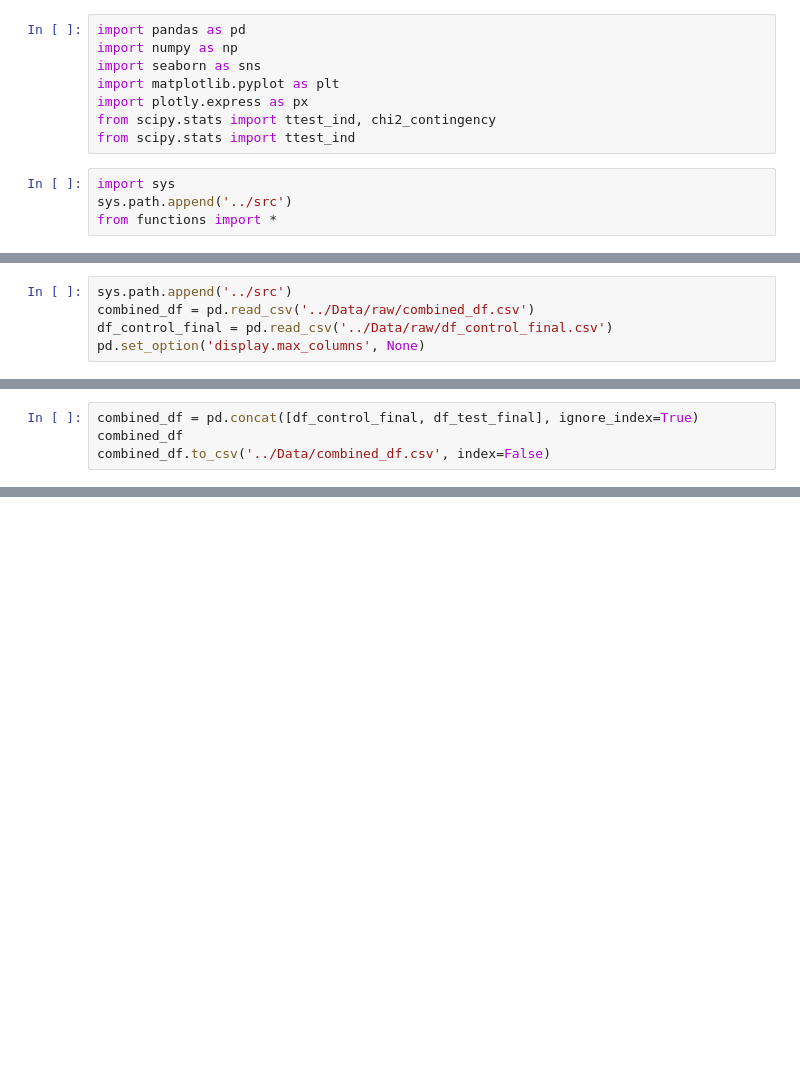
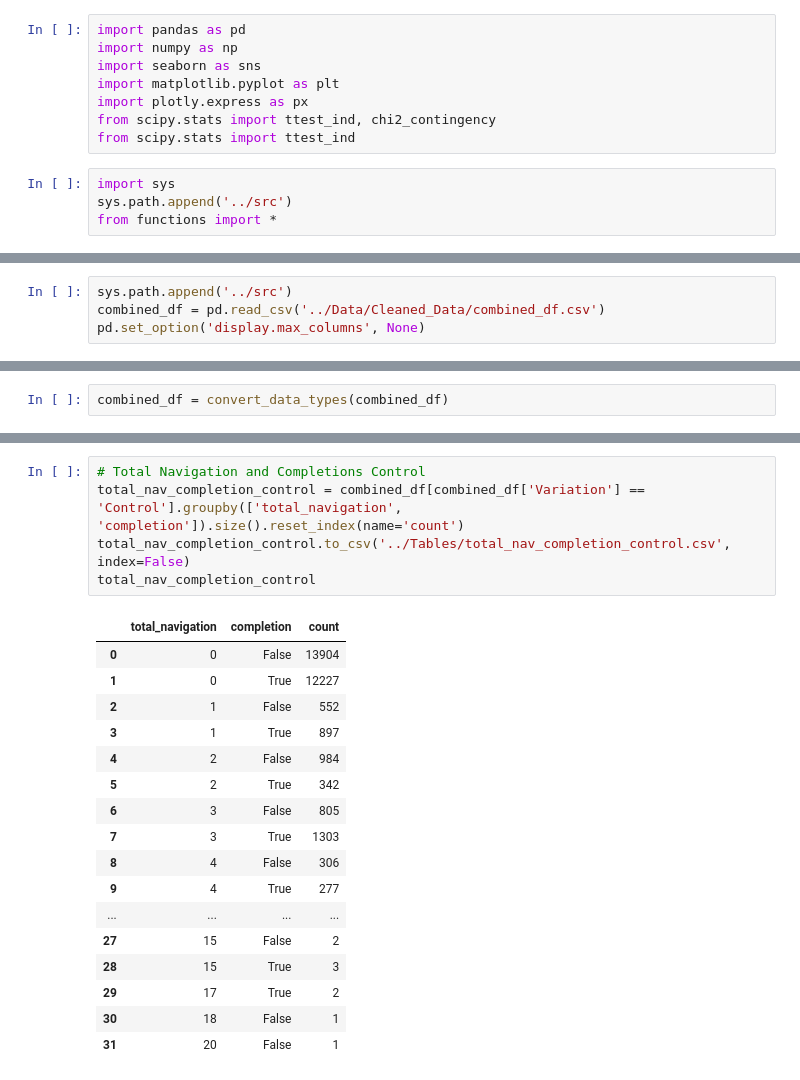
Before and after one commit to DaniCoco31/project_2, a Jupyter notebook: notebooks/Multivariate_analysis.ipynb, the cells around one changed output, grey strips where cells are left out. Saved outputs shown, nothing was run; the diff lists cells and outputs as text; blank space fills up the shorter version.

Commit message:
Upload tables

```diff
--- a/notebooks/Multivariate_analysis.ipynb
+++ b/notebooks/Multivariate_analysis.ipynb
@@ -15,5 +15,4 @@ from functions import *
 # %%
 sys.path.append('../src')
-combined_df = pd.read_csv('../Data/raw/combined_df.csv')
-df_control_final = pd.read_csv('../Data/raw/df_control_final.csv')
+combined_df = pd.read_csv('../Data/Cleaned_Data/combined_df.csv')
 pd.set_option('display.max_columns', None)
@@ -128,4 +18,0 @@ dtype: object
-# %%
-combined_df = pd.concat([df_control_final, df_test_final], ignore_index=True)
-combined_df
-combined_df.to_csv('../Data/combined_df.csv', index=False)
@@ -131,0 +22,2 @@ combined_df.to_csv('../Data/combined_df.csv', index=False)
+# %%
+combined_df = convert_data_types(combined_df)
@@ -151,0 +196,23 @@ dtype: object
+# %%
+# Total Navigation and Completions Control
+total_nav_completion_control = combined_df[combined_df['Variation'] == 'Control'].groupby(['total_navigation', 'completion']).size().reset_index(name='count')
+total_nav_completion_control.to_csv('../Tables/total_nav_completion_control.csv', index=False)
+total_nav_completion_control
+# %% [output]
+|  | total_navigation | completion | count |
+| 0 | 0 | False | 13904 |
+| 1 | 0 | True | 12227 |
+| 2 | 1 | False | 552 |
+| 3 | 1 | True | 897 |
+| 4 | 2 | False | 984 |
+| 5 | 2 | True | 342 |
+| 6 | 3 | False | 805 |
+| 7 | 3 | True | 1303 |
+| 8 | 4 | False | 306 |
+| 9 | 4 | True | 277 |
+| ... | ... | ... | ... |
+| 27 | 15 | False | 2 |
+| 28 | 15 | True | 3 |
+| 29 | 17 | True | 2 |
+| 30 | 18 | False | 1 |
+| 31 | 20 | False | 1 |
```
Also changed, not shown: parts of 27 cells of this notebook, 38 other files.
